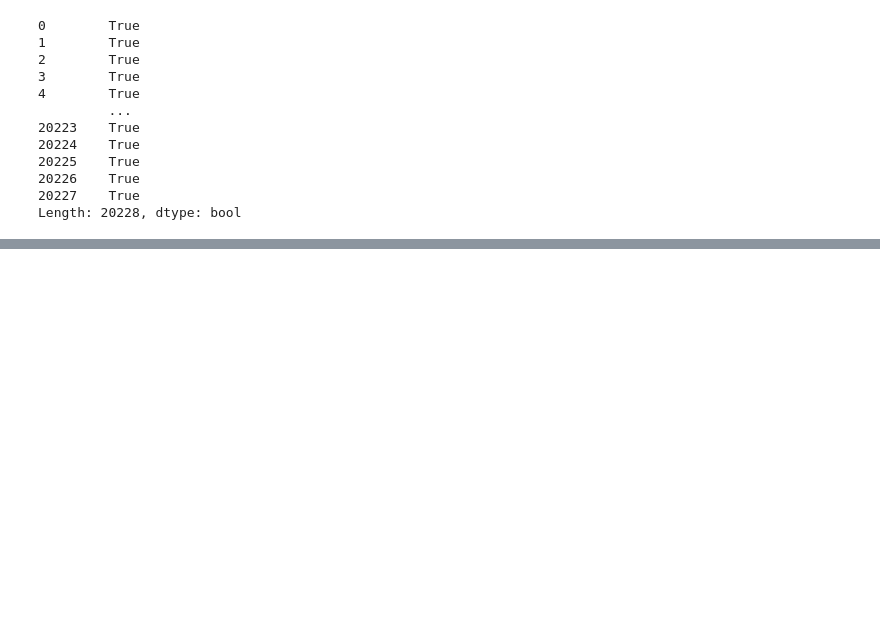
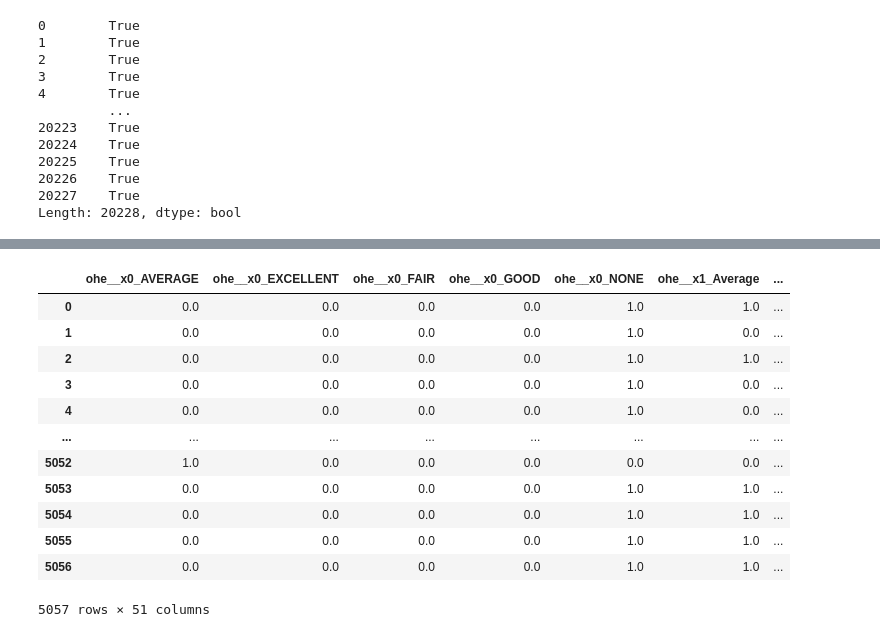
Before and after one commit to aliceagrawal/King-County-House-Sales, a Jupyter notebook: Marshalls Notebook.ipynb, the cells around one changed output, grey strips where cells are left out. Saved outputs shown, nothing was run; the diff lists cells and outputs as text; code cells hidden in the pictures; blank space fills up the shorter version.

```diff
--- a/Marshalls Notebook.ipynb
+++ b/Marshalls Notebook.ipynb
@@ -421,0 +544,17 @@ pd.read_csv('./data/')
+# %%
+X_test_enc = pd.DataFrame(X_test_enc.todense(), columns= ct.get_feature_names())
+X_test_enc
+# %% [output]
+|  | ohe__x0_AVERAGE | ohe__x0_EXCELLENT | ohe__x0_FAIR | ohe__x0_GOOD | ohe__x0_NONE | ohe__x1_Average | ... |
+| 0 | 0.0 | 0.0 | 0.0 | 0.0 | 1.0 | 1.0 | ... |
+| 1 | 0.0 | 0.0 | 0.0 | 0.0 | 1.0 | 0.0 | ... |
+| 2 | 0.0 | 0.0 | 0.0 | 0.0 | 1.0 | 1.0 | ... |
+| 3 | 0.0 | 0.0 | 0.0 | 0.0 | 1.0 | 0.0 | ... |
+| 4 | 0.0 | 0.0 | 0.0 | 0.0 | 1.0 | 0.0 | ... |
+| ... | ... | ... | ... | ... | ... | ... | ... |
+| 5052 | 1.0 | 0.0 | 0.0 | 0.0 | 0.0 | 0.0 | ... |
+| 5053 | 0.0 | 0.0 | 0.0 | 0.0 | 1.0 | 1.0 | ... |
+| 5054 | 0.0 | 0.0 | 0.0 | 0.0 | 1.0 | 1.0 | ... |
+| 5055 | 0.0 | 0.0 | 0.0 | 0.0 | 1.0 | 1.0 | ... |
+| 5056 | 0.0 | 0.0 | 0.0 | 0.0 | 1.0 | 1.0 | ... |
+5057 rows × 51 columns
```
Also changed, not shown: parts of 18 cells of this notebook.
